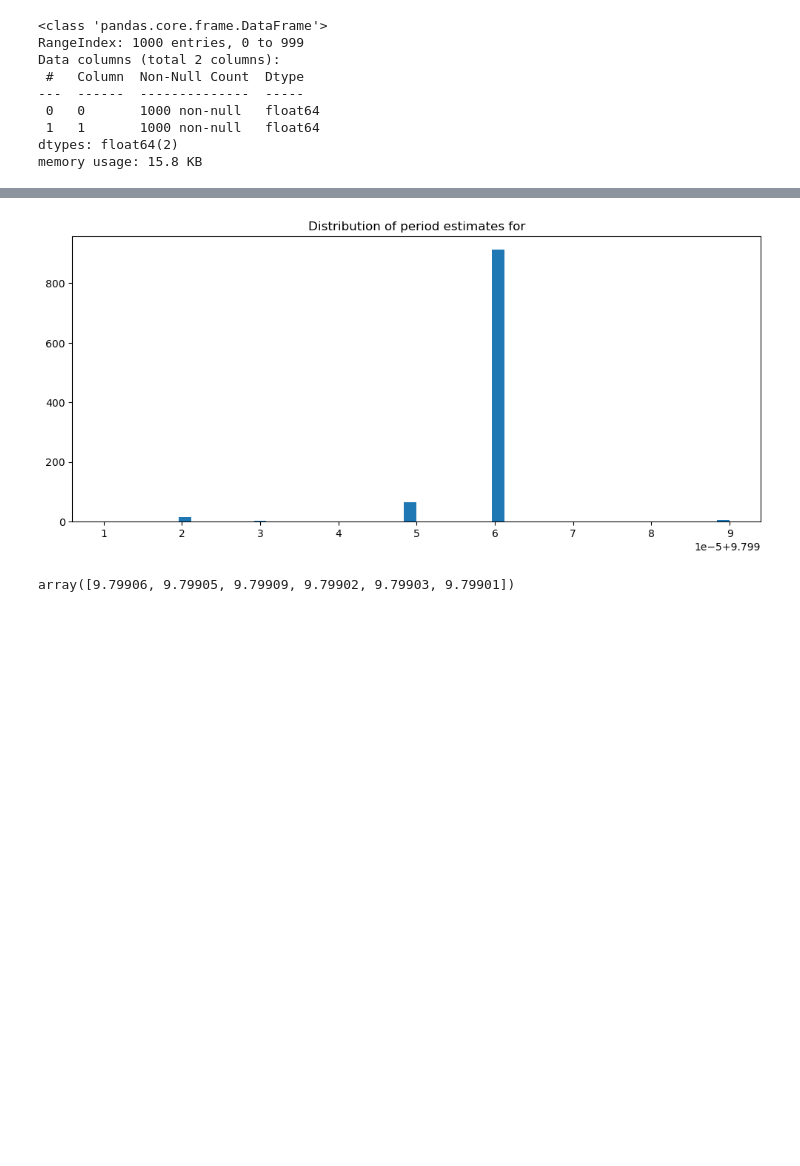
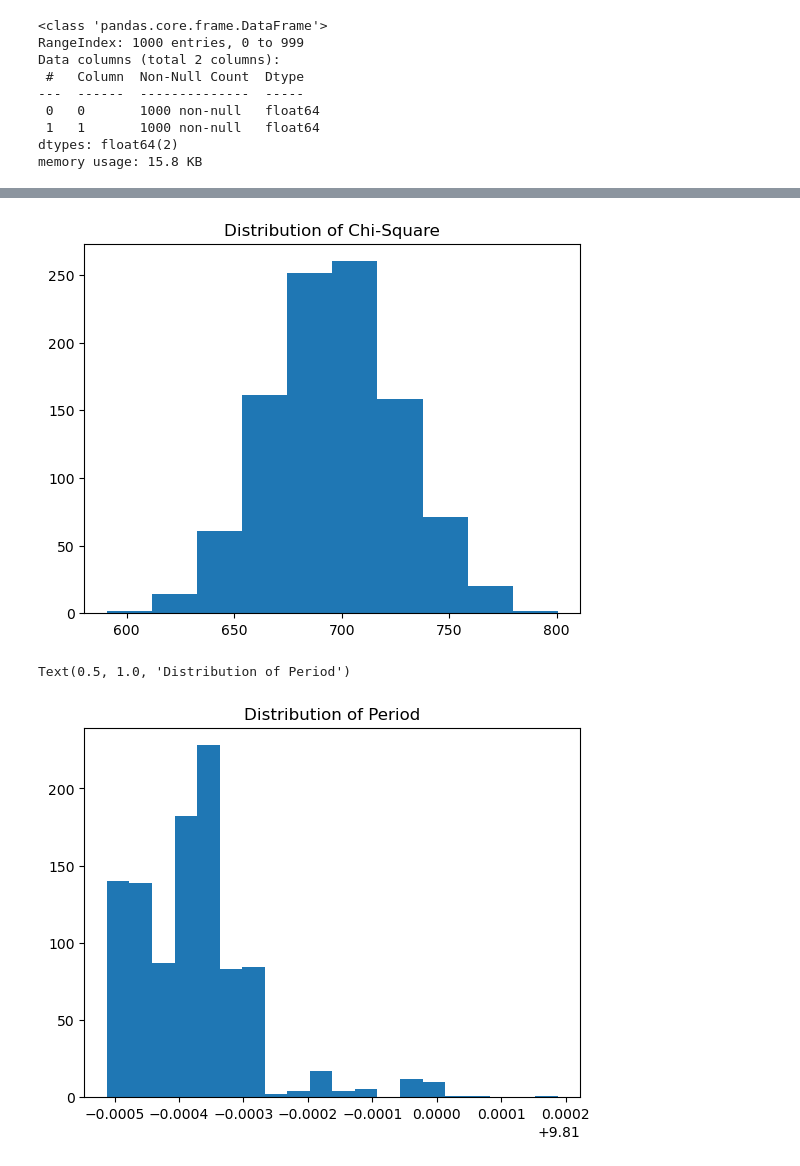
Before and after one commit to supremeKAI40/ULXP_thesis_analysis, a Jupyter notebook: nicer/nb_bootstrap_reportin.ipynb, the cells around one changed output, grey strips where cells are left out. Saved outputs shown, nothing was run; the diff lists cells and outputs as text; code cells hidden in the pictures; blank space fills up the shorter version.

```diff
--- a/nicer/nb_bootstrap_reportin.ipynb
+++ b/nicer/nb_bootstrap_reportin.ipynb
@@ -480,9 +340,11 @@ def plot_dist(df,bins):
     plt.show()
-# %%
-plot_dist(df227,50)
-# %% [output]
-[figure, removed]
-# %%
-df227[0].unique()
-# %% [output]
-array([9.79906, 9.79905, 9.79909, 9.79902, 9.79903, 9.79901])
+# %%
+plt.hist(df201[1],10)
+plt.title('Distribution of Chi-Square')
+plt.show()
+plt.hist(df201[0],20)
+plt.title('Distribution of Period')
+# %% [output]
+[figure, added]
+Text(0.5, 1.0, 'Distribution of Period')
+[figure, added]
```
Also changed, not shown: parts of 39 cells of this notebook, 2 other files.
